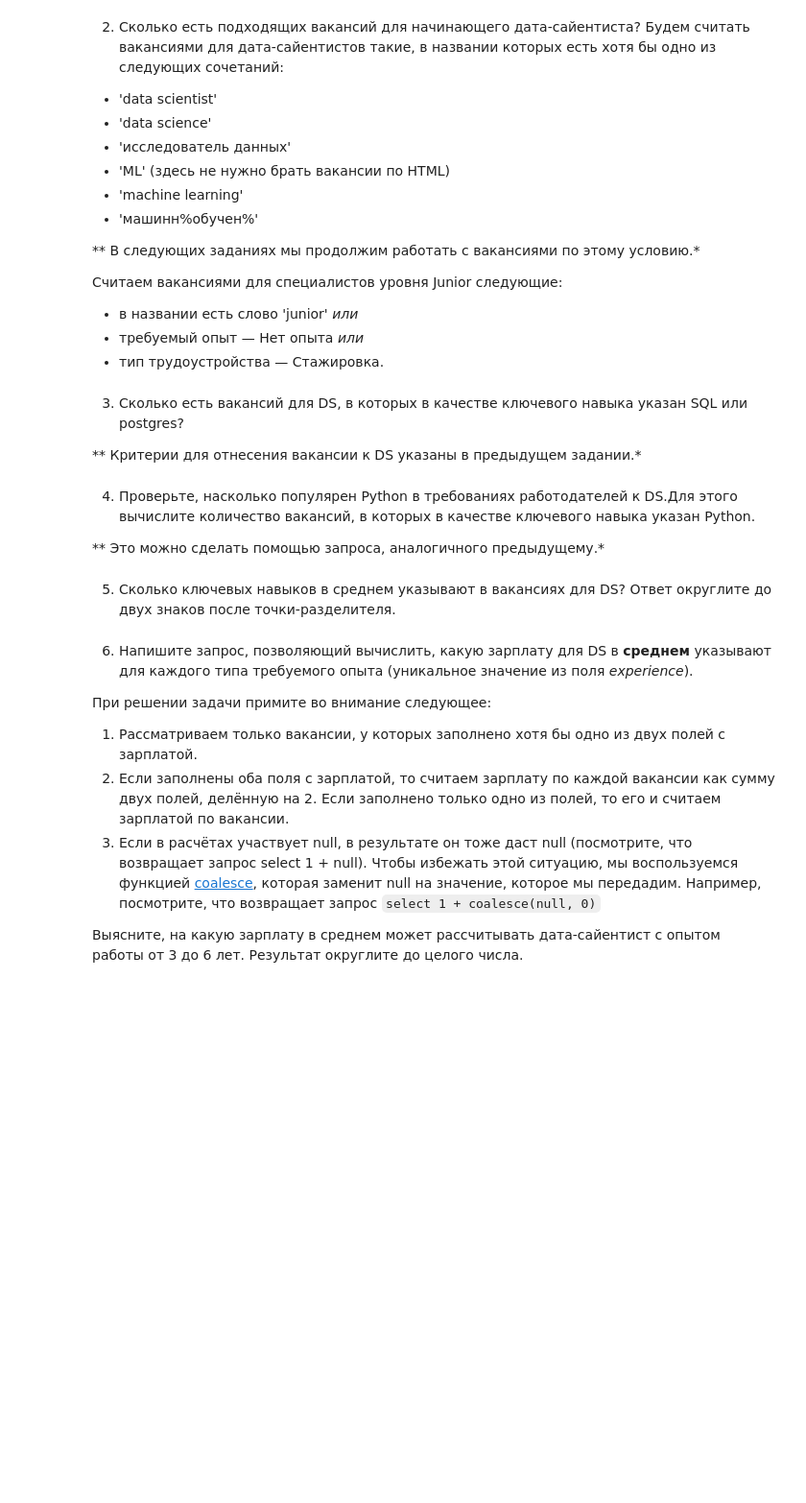
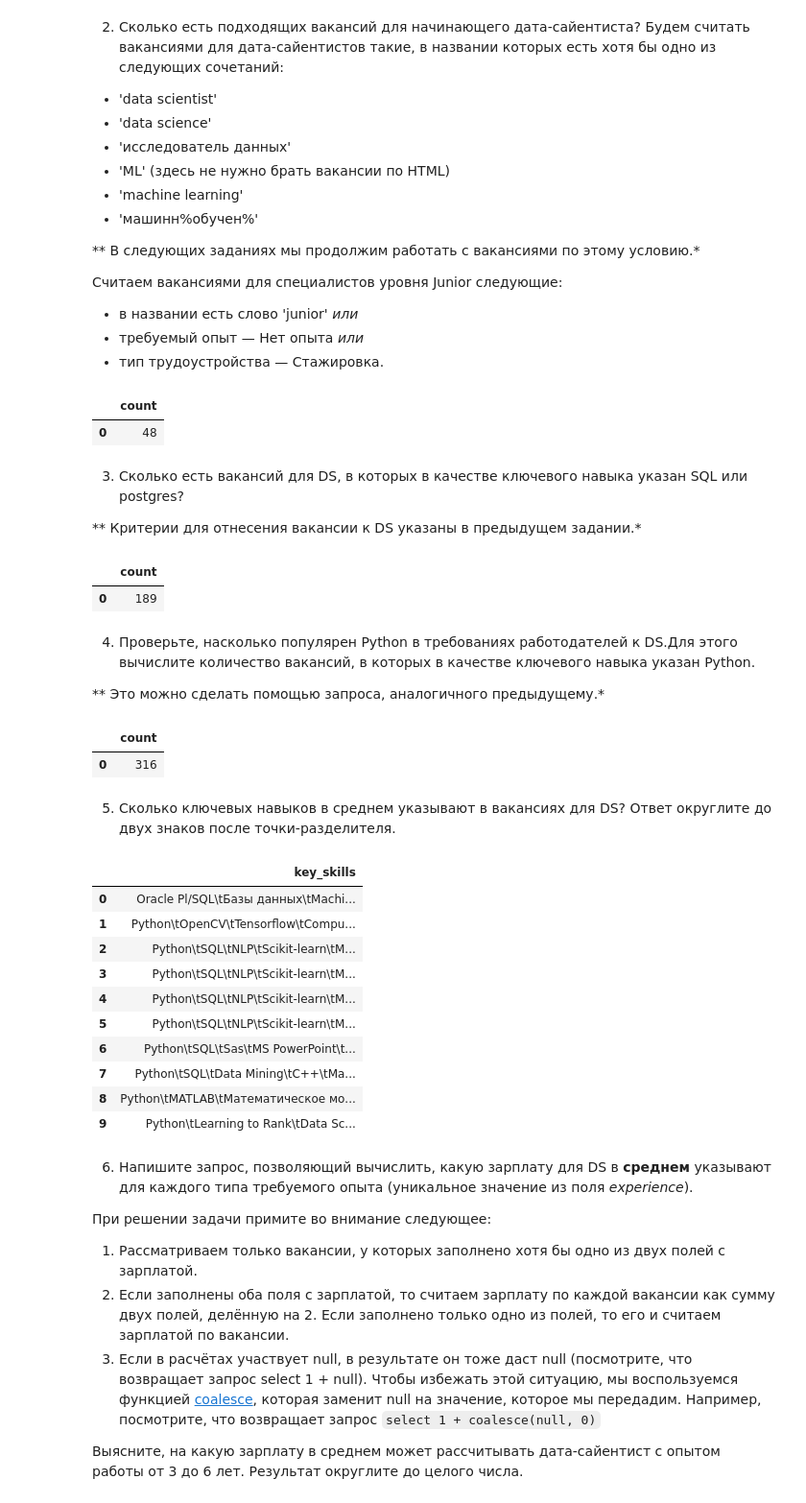
Before and after one commit to NikolayRevenkov/SF_DS, a Jupyter notebook: Project_2/Project_2.ipynb, the cells around one changed output. Shown at 96% size. Cells and saved outputs as stored; diff of their text form; code cells hidden in the pictures; blank space fills up the shorter version.

```diff
--- a/Project_2/Project_2.ipynb
+++ b/Project_2/Project_2.ipynb
@@ -406,5 +432,15 @@ df
 * тип трудоустройства — Стажировка.
 # %%
 # текст запроса
+query_19 = f'''
+SELECT COUNT(*)
+FROM PUBLIC.vacancies
+WHERE ((lower(NAME) LIKE '%data scientist%')OR(lower(NAME) LIKE '%data science%')OR(lower(NAME) LIKE '%исследователь данных%')OR(lower(NAME) LIKE '% ml%')OR(lower(NAME) LIKE '%machine learning%')OR(lower(NAME) LIKE '%машинн%обучен%%'))AND((lower(NAME) LIKE '%junior%')OR(lower(experience) LIKE '%нет опыта%')or(lower(employment) LIKE '%стажировка%'))
+'''
+df = pd.read_sql_query(query_19, connection)
+df
+# %% [output]
+|  | count |
+| 0 | 48 |
 # %%
 # результат запроса
@@ -414,5 +451,16 @@ df
 ** Критерии для отнесения вакансии к DS указаны в предыдущем задании.*
 # %%
 # текст запроса
+query_20 = f'''
+SELECT COUNT(*)
+FROM PUBLIC.vacancies
+WHERE ((lower(NAME) LIKE '%data scientist%')OR(lower(NAME) LIKE '%data science%')OR(lower(NAME) LIKE '%исследователь данных%')OR(lower(NAME) LIKE '% ml%')OR(lower(NAME) LIKE '%machine learning%')OR(lower(NAME) LIKE '%машинн%обучен%%'))
+AND ((LOWER(key_skills) LIKE '%sql%')OR(lower(key_skills) LIKE '%postgres%'))
+'''
+df = pd.read_sql_query(query_20, connection)
+df
+# %% [output]
+|  | count |
+| 0 | 189 |
 # %%
 # результат запроса
@@ -422,5 +471,16 @@ df
 ** Это можно сделать помощью запроса, аналогичного предыдущему.*
 # %%
 # текст запроса
+query_21 = f'''
+SELECT COUNT(*)
+FROM PUBLIC.vacancies
+WHERE ((lower(NAME) LIKE '%data scientist%')OR(lower(NAME) LIKE '%data science%')OR(lower(NAME) LIKE '%исследователь данных%')OR(lower(NAME) LIKE '% ml%')OR(lower(NAME) LIKE '%machine learning%')OR(lower(NAME) LIKE '%машинн%обучен%%'))
+AND (LOWER(key_skills) LIKE '%python%')
+'''
+df = pd.read_sql_query(query_21, connection)
+df
+# %% [output]
+|  | count |
+| 0 | 316 |
 # %%
 # результат запроса
@@ -429,6 +490,29 @@ df
 Ответ округлите до двух знаков после точки-разделителя.
 # %%
 # текст запроса
+# текст запроса
+query_22 = f'''
+SELECT
+key_skills
+FROM PUBLIC.vacancies
+WHERE ((lower(NAME) LIKE '%data scientist%')OR(lower(NAME) LIKE '%data science%')OR(lower(NAME) LIKE '%исследователь данных%')OR(lower(NAME) LIKE '% ml%')OR(lower(NAME) LIKE '%machine learning%')OR(lower(NAME) LIKE '%машинн%обучен%%'))
+LIMIT 10
+'''
+df = pd.read_sql_query(query_22, connection)
+
+df
+# %% [output]
+|  | key_skills |
+| 0 | Oracle Pl/SQL\tБазы данных\tMachi... |
+| 1 | Python\tOpenCV\tTensorflow\tCompu... |
+| 2 | Python\tSQL\tNLP\tScikit-learn\tM... |
+| 3 | Python\tSQL\tNLP\tScikit-learn\tM... |
+| 4 | Python\tSQL\tNLP\tScikit-learn\tM... |
+| 5 | Python\tSQL\tNLP\tScikit-learn\tM... |
+| 6 | Python\tSQL\tSas\tMS PowerPoint\t... |
+| 7 | Python\tSQL\tData Mining\tC++\tМа... |
+| 8 | Python\tMATLAB\tМатематическое мо... |
+| 9 | Python\tLearning to Rank\tData Sc... |
 # %%
 # результат запроса
 # %% [markdown]
```
Also changed, not shown: parts of 8 cells of this notebook.
